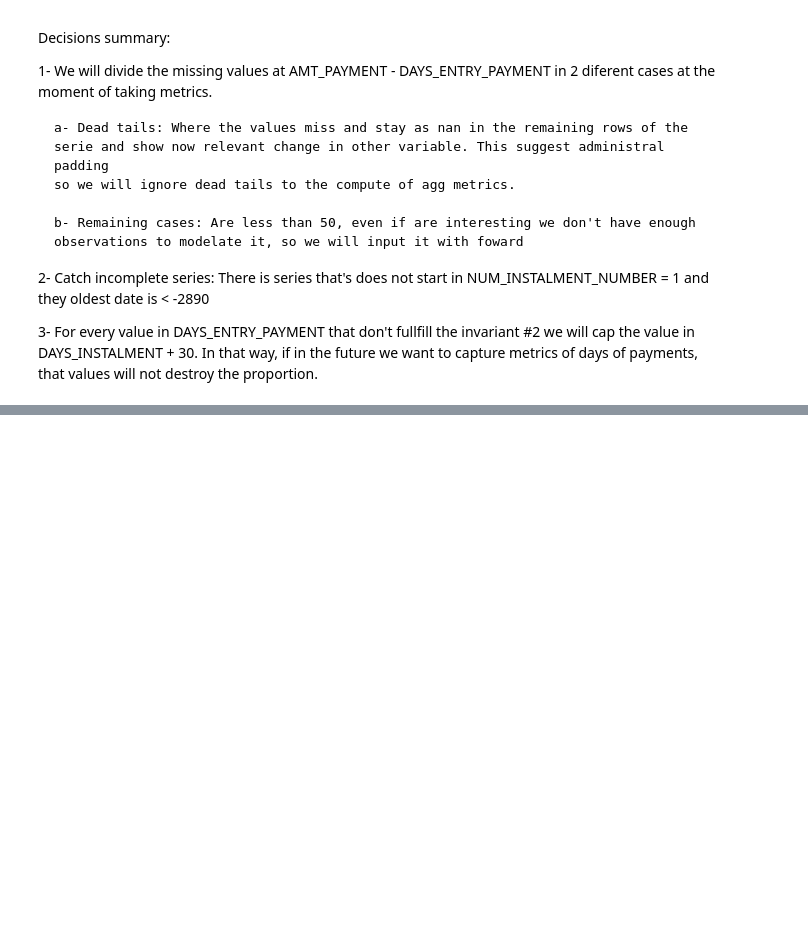
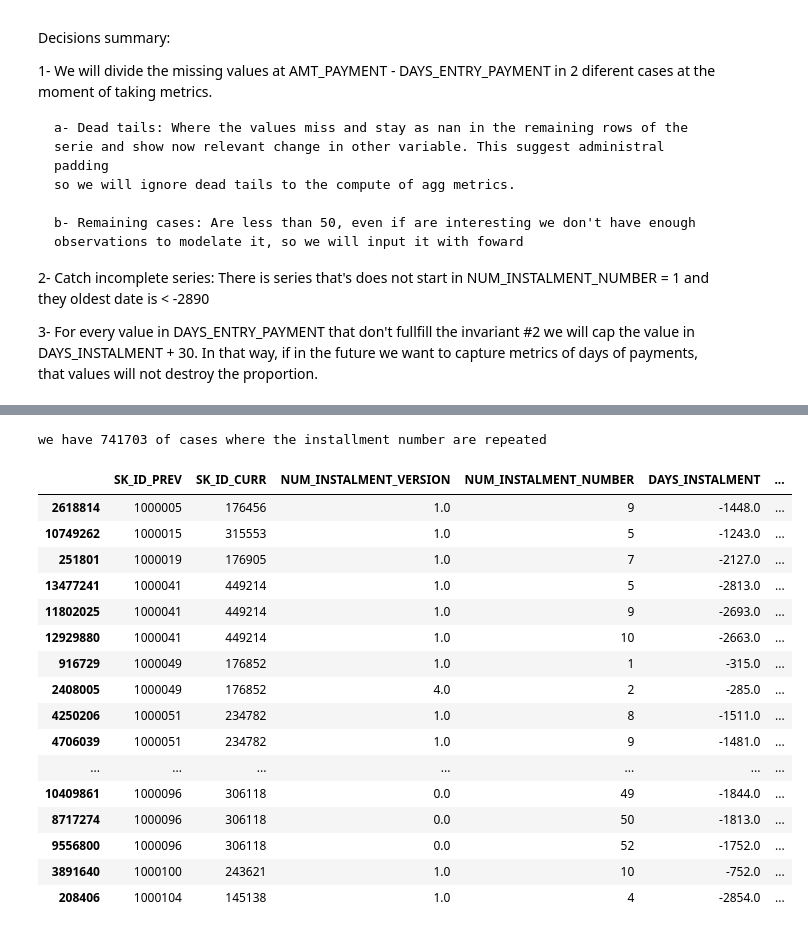
Before and after one commit to KuroEinzbern/Home-Credit-Default-Risk-Kaggle, a Jupyter notebook: notebooks/EDA/eda_installments_payments.ipynb, the cells around one changed output, grey strips where cells are left out. Drawn from its saved outputs; the diff is of its cells as text; code cells hidden in the pictures; blank space fills up the shorter version.

```diff
--- a/notebooks/EDA/eda_installments_payments.ipynb
+++ b/notebooks/EDA/eda_installments_payments.ipynb
@@ -23,6 +23,7 @@ installments_payment_df = pd.read_csv(cfg.INSTALLMENTS_PAYMENTS)
 
 column_order_reference="DAYS_INSTALMENT"
 
+
 data_frame_size=len(installments_payment_df)
 
 
@@ -45,6 +46,12 @@ def analyze_repeated_instalments(extra_mask,case_description) :
     print("we have " + str(len(rows_to_analyze)) + " " + case_description + "\n")
     display(rows_to_analyze.head(50))
     return rows_to_analyze
+
+def get_full_sorted_serie_rows(rows : pd.DataFrame):
+   return recreate_and_sort_series_given_rows(rows,installments_payment_df, "SK_ID_PREV",column_order_reference)
+
+def get_full_sorted_serie_ids(ids : list):
+    recreate_and_sort_the_serie_given_ids(ids,installments_payment_df, "SK_ID_PREV" ,column_order_reference)
 # %% [markdown]
 Invariants:
 
@@ -162,9 +288,27 @@ dtale.show(series_with_repetead_installments)
 # %%
 #now, before end the EDA of this table we want to understand the nature behind of the repeated number of installments
-rows_that_repeat_number= analyze_repeated_instalments(True)
-dtale.show(recreate_and_sort_series_given_rows(rows_that_repeat_number,installments_payment_df,column_order_reference))
+rows_that_repeat_number= analyze_repeated_instalments(True,"of cases where the installment number are repeated")
+dtale.show(get_full_sorted_serie_rows(rows_that_repeat_number))
 #this show how repeated installments mainly represent underpayment / partial payment of a installment. So, let's check if could be generated for other reason.
 # %% [output]
+we have 741703 of cases where the installment number are repeated
+|  | SK_ID_PREV | SK_ID_CURR | NUM_INSTALMENT_VERSION | NUM_INSTALMENT_NUMBER | DAYS_INSTALMENT | ... |
+| 2618814 | 1000005 | 176456 | 1.0 | 9 | -1448.0 | ... |
+| 10749262 | 1000015 | 315553 | 1.0 | 5 | -1243.0 | ... |
+| 251801 | 1000019 | 176905 | 1.0 | 7 | -2127.0 | ... |
+| 13477241 | 1000041 | 449214 | 1.0 | 5 | -2813.0 | ... |
+| 11802025 | 1000041 | 449214 | 1.0 | 9 | -2693.0 | ... |
+| 12929880 | 1000041 | 449214 | 1.0 | 10 | -2663.0 | ... |
+| 916729 | 1000049 | 176852 | 1.0 | 1 | -315.0 | ... |
+| 2408005 | 1000049 | 176852 | 4.0 | 2 | -285.0 | ... |
+| 4250206 | 1000051 | 234782 | 1.0 | 8 | -1511.0 | ... |
+| 4706039 | 1000051 | 234782 | 1.0 | 9 | -1481.0 | ... |
+| ... | ... | ... | ... | ... | ... | ... |
+| 10409861 | 1000096 | 306118 | 0.0 | 49 | -1844.0 | ... |
+| 8717274 | 1000096 | 306118 | 0.0 | 50 | -1813.0 | ... |
+| 9556800 | 1000096 | 306118 | 0.0 | 52 | -1752.0 | ... |
+| 3891640 | 1000100 | 243621 | 1.0 | 10 | -752.0 | ... |
+| 208406 | 1000104 | 145138 | 1.0 | 4 | -2854.0 | ... |
 [interactive output not drawn]
 # %%
 """In order to show the cases where the instalment number tends to repeat, we create the cases of analysis 1,2,3,4 with their explanations above their respective code.
```
Also changed, not shown: parts of 12 cells of this notebook, 8 other files.
